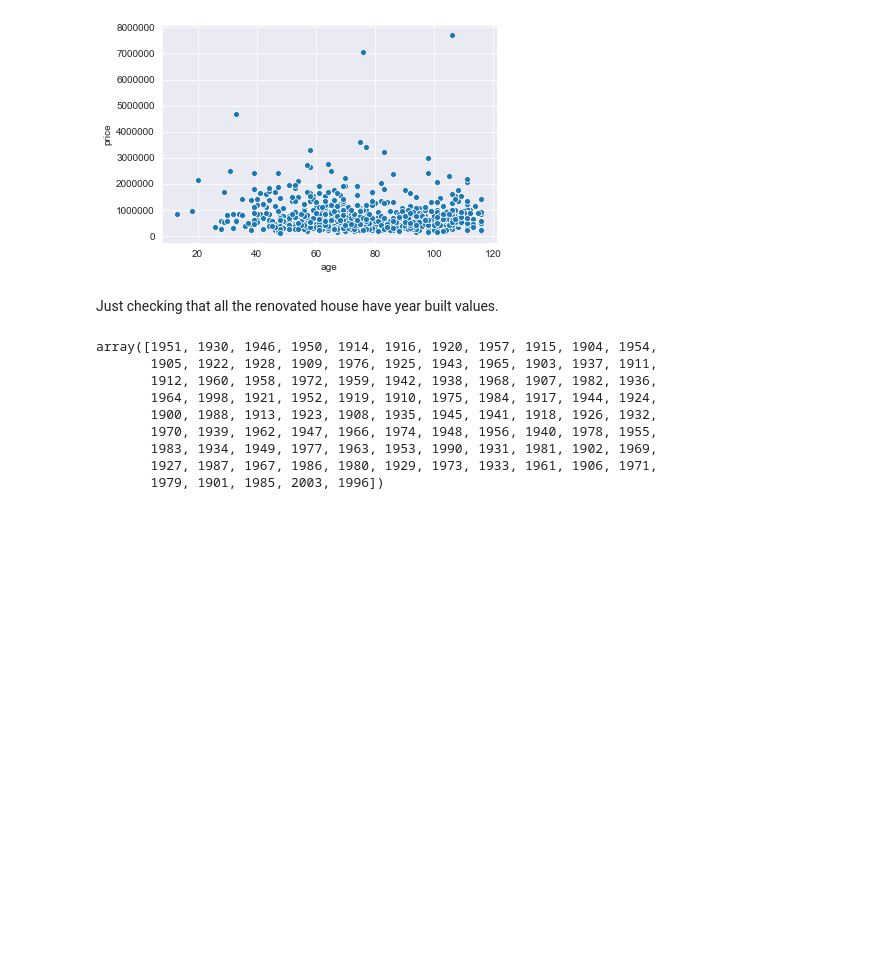
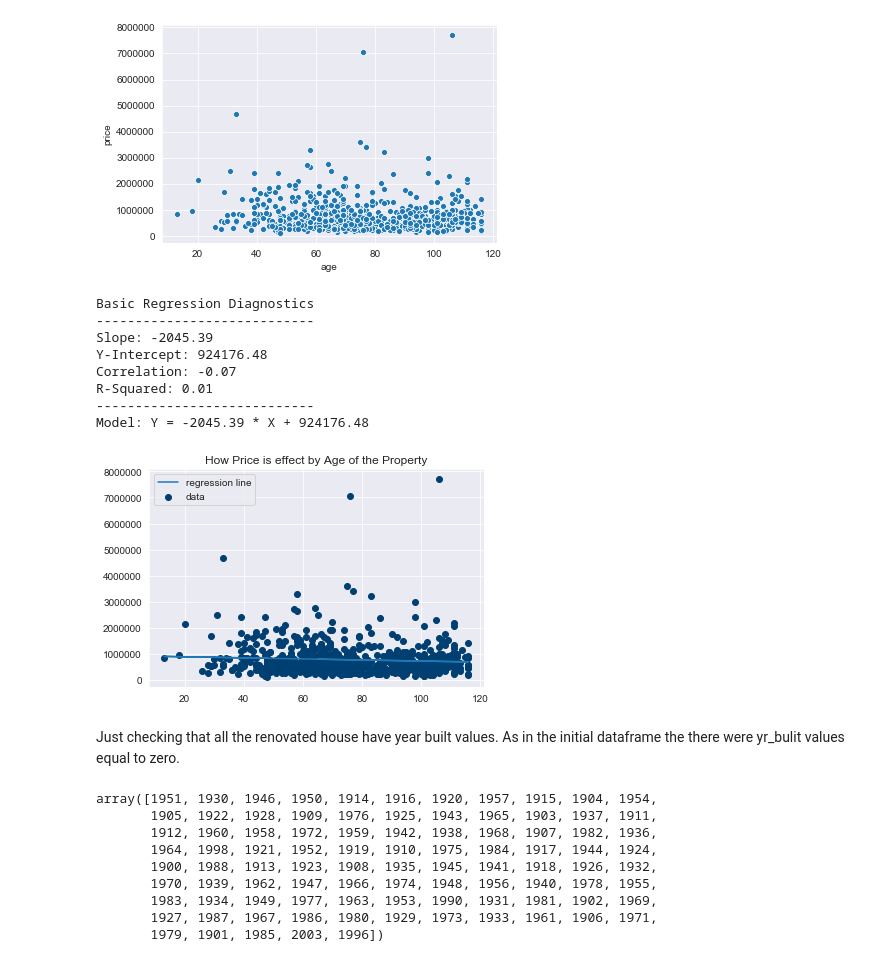
Before and after one commit to BanjiAjayi/Project1, a Jupyter notebook: Matt/Work Book 2.ipynb, the cells around one changed output. Drawn from its saved outputs; the diff is of its cells as text; code cells hidden in the pictures; blank space fills up the shorter version.

Commit message:
Added basic regretion calculator and plotter

```diff
--- a/Matt/Work Book 2.ipynb
+++ b/Matt/Work Book 2.ipynb
@@ -138,8 +202,20 @@ sns.scatterplot(data=df_ren, x=df_ren['age'], y=df_ren['price'])
 # %% [output]
 <matplotlib.axes._subplots.AxesSubplot at 0x...>
 [figure]
+# %%
+reg_basic_and_plot(df_ren['age'], df_ren['price'], "How Price is effect by Age of the Property")
+# %% [output]
+Basic Regression Diagnostics
+----------------------------
+Slope: -2045.39
+Y-Intercept: 924176.48
+Correlation: -0.07
+R-Squared: 0.01
+----------------------------
+Model: Y = -2045.39 * X + 924176.48
+[figure, added]
 # %% [markdown]
-Just checking that all the renovated house have year built values.
+Just checking that all the renovated house have year built values. As in the initial dataframe the there were yr_bulit values equal to zero.
 # %%
 df_ren['yr_built'].unique()
 # %% [output]
```
Also changed, not shown: parts of 14 cells of this notebook.
